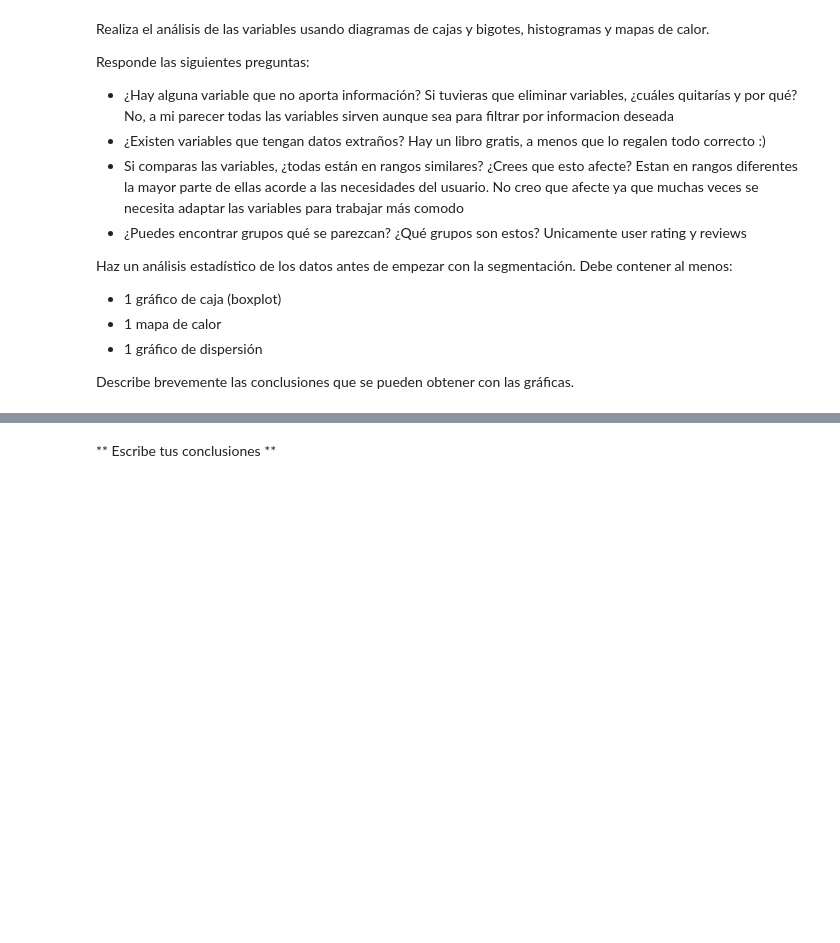
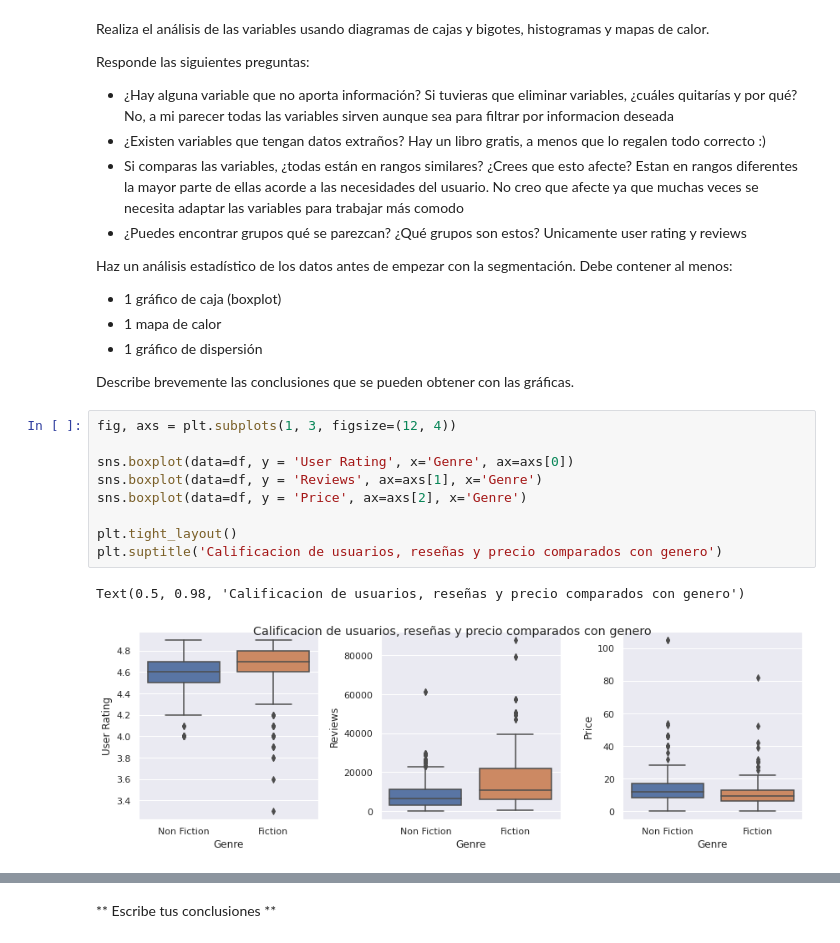
Before and after one commit to A01352033/El-arte-de-la-analitica, a Jupyter notebook: Actividad9.2/09_2_actividad_k_means.ipynb, the cells around one changed output, grey strips where cells are left out. Cells and saved outputs as stored; diff of their text form; blank space fills up the shorter version.

```diff
--- a/Actividad9.2/09_2_actividad_k_means.ipynb
+++ b/Actividad9.2/09_2_actividad_k_means.ipynb
@@ -129,3 +129,15 @@ Haz un análisis estadístico de los datos antes de empezar con la segmentación
 * 1 gráfico de dispersión
 
 Describe brevemente las conclusiones que se pueden obtener con las gráficas.
+# %%
+fig, axs = plt.subplots(1, 3, figsize=(12, 4))
+
+sns.boxplot(data=df, y = 'User Rating', x='Genre', ax=axs[0])
+sns.boxplot(data=df, y = 'Reviews', ax=axs[1], x='Genre')
+sns.boxplot(data=df, y = 'Price', ax=axs[2], x='Genre')
+
+plt.tight_layout()
+plt.suptitle('Calificacion de usuarios, reseñas y precio comparados con genero')
+# %% [output]
+Text(0.5, 0.98, 'Calificacion de usuarios, reseñas y precio comparados con genero')
+[figure, added]
```
Also changed, not shown: parts of 6 cells of this notebook, 1 other file.
